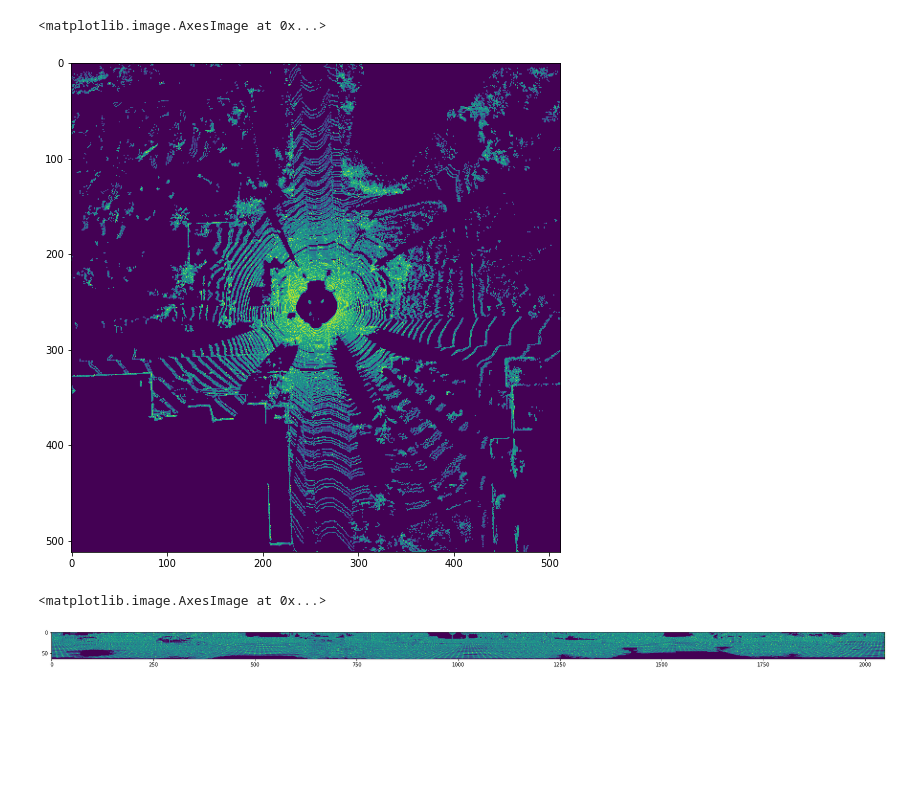
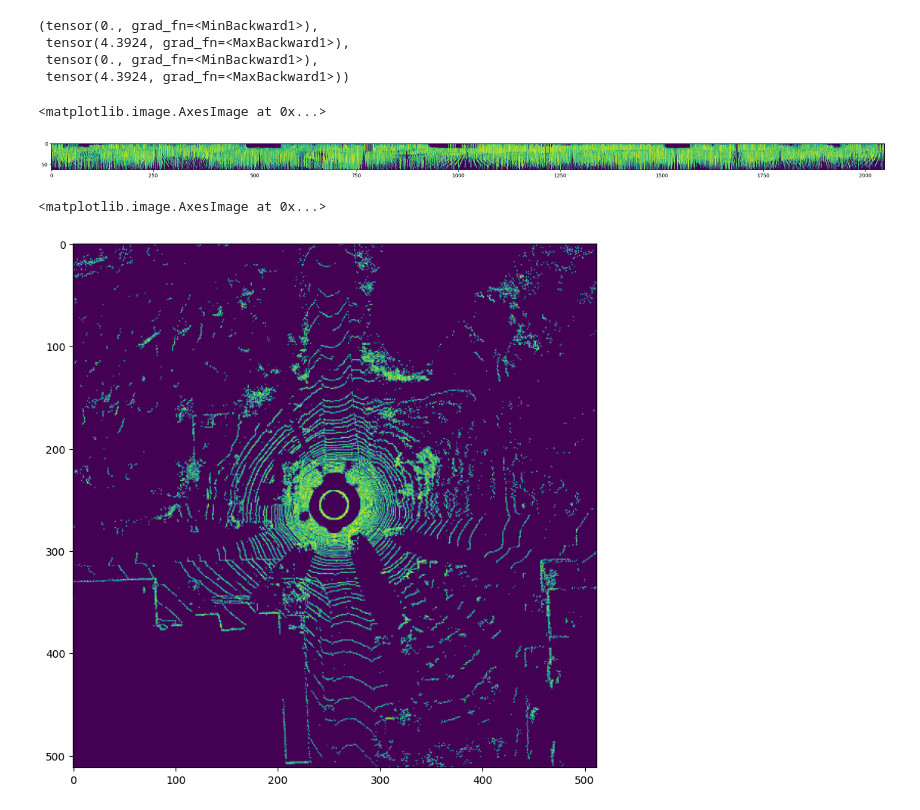
Before and after one commit to MinChoi0129/SwiftMOS, a Jupyter notebook: DVT_test.ipynb, the cells around one changed output. Drawn from its saved outputs; the diff is of its cells as text; code cells hidden in the pictures; blank space fills up the shorter version.

```diff
--- a/DVT_test.ipynb
+++ b/DVT_test.ipynb
@@ -126,23 +126,30 @@ sphere_feat_in = VoxelMaxPool(
 point_feats_t_0 = point_feats.view(BS, T, -1, N, 1)[:, 0].contiguous()  # (BS, 64, 160000, 1)
 des_coord_t0 = descartes_coord[:, 0].contiguous()  # (BS, 160000, 3, 1)
 sph_coord_t0 = sphere_coord[:, 0].contiguous()  # (BS, 160000, 3, 1)
+# %%
+torch.min(descartes_feat_in), torch.max(descartes_feat_in), torch.min(sphere_feat_in), torch.max(sphere_feat_in)
+# %% [output]
+(tensor(0., grad_fn=<MinBackward1>),
+ tensor(4.3924, grad_fn=<MaxBackward1>),
+ tensor(0., grad_fn=<MinBackward1>),
+ tensor(4.3924, grad_fn=<MaxBackward1>))
 # %%
 des_as_sph = transform_view(descartes_feat_in, des_coord_t0, sph_coord_t0)  # (BS, C=32, H=32, W=1024)
 sph_as_des = transform_view(sphere_feat_in, des_coord_t0, sph_coord_t0)  # (BS, C=32, H=32, W=1024)
+# %%
+image = torch.max(des_as_sph, dim=1)[0][0].detach().cpu().numpy()
+plt.figure(figsize=(30, 4))
+plt.imshow(image)
+# %% [output]
+<matplotlib.image.AxesImage at 0x...>
+[figure, added]
 # %%
-image = torch.max(descartes_feat_in, dim=1)[0][0].detach().cpu().numpy()
+image = torch.max(sph_as_des, dim=1)[0][0].detach().cpu().numpy()
 plt.figure(figsize=(9, 9))
 plt.imshow(image)
 # %% [output]
 <matplotlib.image.AxesImage at 0x...>
-[figure, old version]
+[figure, new version]
-# %%
-image = torch.max(sphere_feat_in, dim=1)[0][0].detach().cpu().numpy()
-plt.figure(figsize=(30, 4))
-plt.imshow(image)
-# %% [output]
-<matplotlib.image.AxesImage at 0x...>
-[figure, removed]
 # %%
 transformed = transform_view(descartes_feat_in, des_coord_t0, sph_coord_t0)
 # transformed = transform_view(transformed, des_coord_t0, sph_coord_t0)
```
Also changed, not shown: parts of 7 cells of this notebook, 12 other files.
